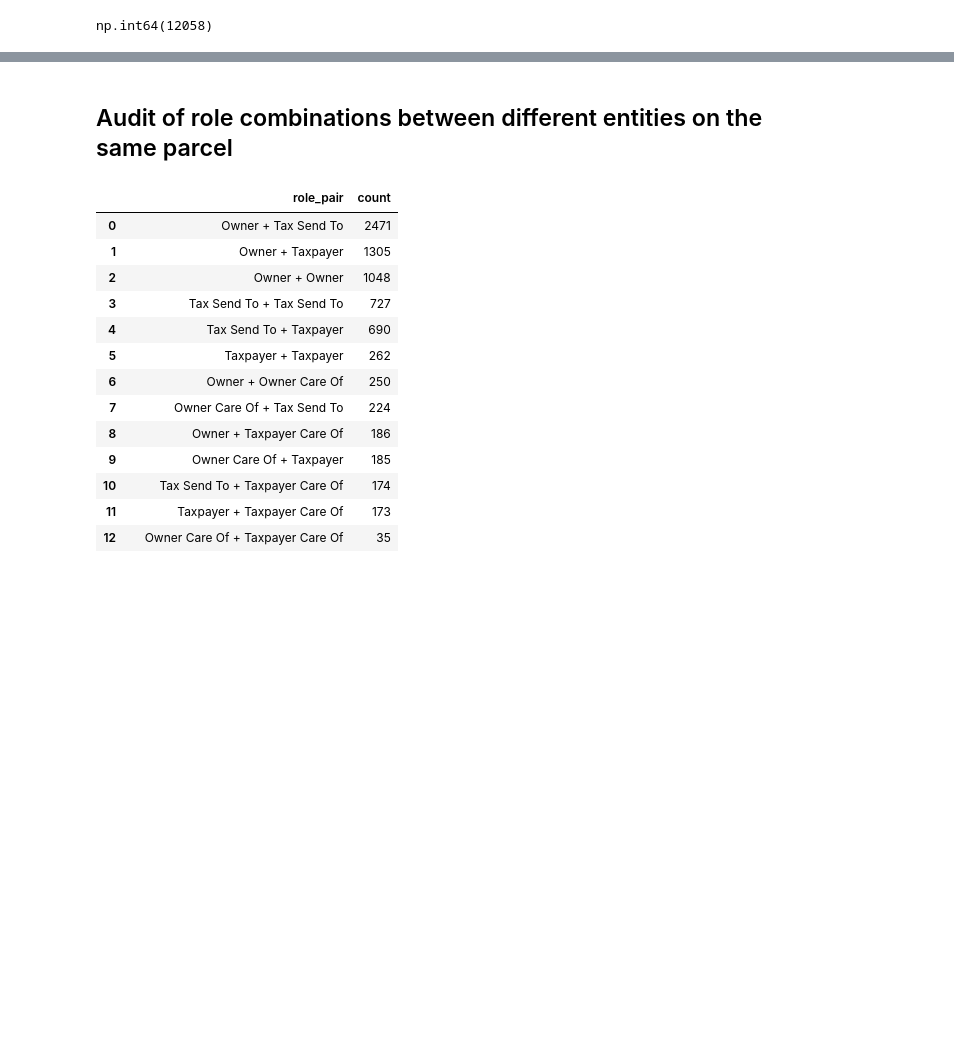
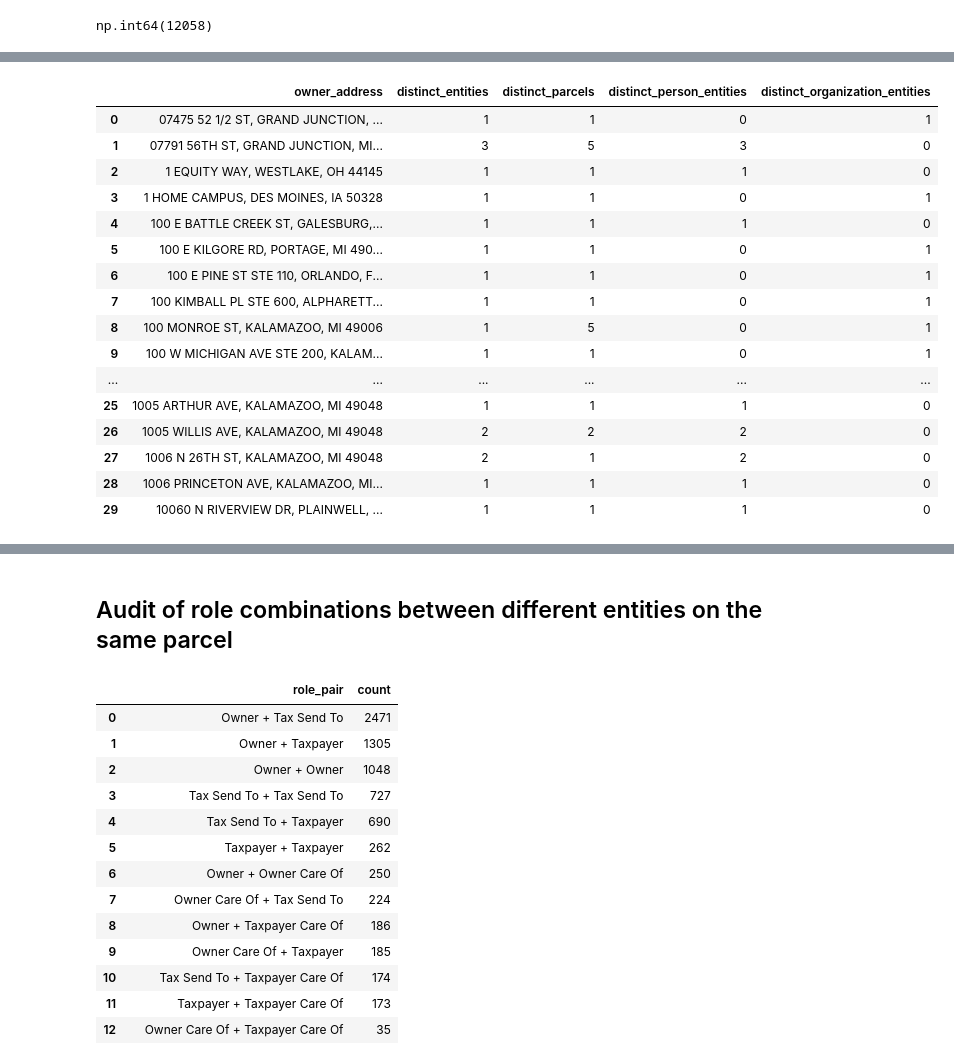
Before and after one commit to mattphinney-94/kzoo_county_project, a Jupyter notebook: Finalized_Entity_Table_Analysis.ipynb, the cells around one changed output, grey strips where cells are left out. Saved outputs shown, nothing was run; the diff lists cells and outputs as text; code cells hidden in the pictures; blank space fills up the shorter version.

```diff
--- a/Finalized_Entity_Table_Analysis.ipynb
+++ b/Finalized_Entity_Table_Analysis.ipynb
@@ -84,0 +595,82 @@ np.int64(12058)
+# %%
+owner_address_entities = (
+    owner_address_entities
+    .merge(
+        entities[
+            [
+                "entity_id",
+                "entity_type",
+                "canonical_name"
+            ]
+        ],
+        on="entity_id",
+        how="left",
+        validate="many_to_one"
+    )
+)
+# %%
+owner_address_profile = (
+    owner_address_entities
+    .groupby(
+        "owner_address"
+    )
+    .agg(
+        distinct_entities=(
+            "entity_id",
+            "nunique"
+        ),
+        distinct_parcels=(
+            "parcel_number",
+            "nunique"
+        ),
+        distinct_person_entities=(
+            "entity_id",
+            lambda ids:
+                owner_address_entities.loc[
+                    ids.index
+                ]
+                .loc[
+                    lambda df:
+                        df["entity_type"]
+                        == "Person",
+                    "entity_id"
+                ]
+                .nunique()
+        ),
+        distinct_organization_entities=(
+            "entity_id",
+            lambda ids:
+                owner_address_entities.loc[
+                    ids.index
+                ]
+                .loc[
+                    lambda df:
+                        df["entity_type"]
+                        == "Organization",
+                    "entity_id"
+                ]
+                .nunique()
+        )
+    )
+    .reset_index()
+)
+
+owner_address_profile.head(30)
+# %% [output]
+|  | owner_address | distinct_entities | distinct_parcels | distinct_person_entities | distinct_organization_entities |
+| 0 | 07475 52 1/2 ST, GRAND JUNCTION, ... | 1 | 1 | 0 | 1 |
+| 1 | 07791 56TH ST, GRAND JUNCTION, MI... | 3 | 5 | 3 | 0 |
+| 2 | 1 EQUITY WAY, WESTLAKE, OH 44145 | 1 | 1 | 1 | 0 |
+| 3 | 1 HOME CAMPUS, DES MOINES, IA 50328 | 1 | 1 | 0 | 1 |
+| 4 | 100 E BATTLE CREEK ST, GALESBURG,... | 1 | 1 | 1 | 0 |
+| 5 | 100 E KILGORE RD, PORTAGE, MI 490... | 1 | 1 | 0 | 1 |
+| 6 | 100 E PINE ST STE 110, ORLANDO, F... | 1 | 1 | 0 | 1 |
+| 7 | 100 KIMBALL PL STE 600, ALPHARETT... | 1 | 1 | 0 | 1 |
+| 8 | 100 MONROE ST, KALAMAZOO, MI 49006 | 1 | 5 | 0 | 1 |
+| 9 | 100 W MICHIGAN AVE STE 200, KALAM... | 1 | 1 | 0 | 1 |
+| ... | ... | ... | ... | ... | ... |
+| 25 | 1005 ARTHUR AVE, KALAMAZOO, MI 49048 | 1 | 1 | 1 | 0 |
+| 26 | 1005 WILLIS AVE, KALAMAZOO, MI 49048 | 2 | 2 | 2 | 0 |
+| 27 | 1006 N 26TH ST, KALAMAZOO, MI 49048 | 2 | 1 | 2 | 0 |
+| 28 | 1006 PRINCETON AVE, KALAMAZOO, MI... | 1 | 1 | 1 | 0 |
+| 29 | 10060 N RIVERVIEW DR, PLAINWELL, ... | 1 | 1 | 1 | 0 |
```
Also changed, not shown: parts of 44 cells of this notebook, 1 other file.
